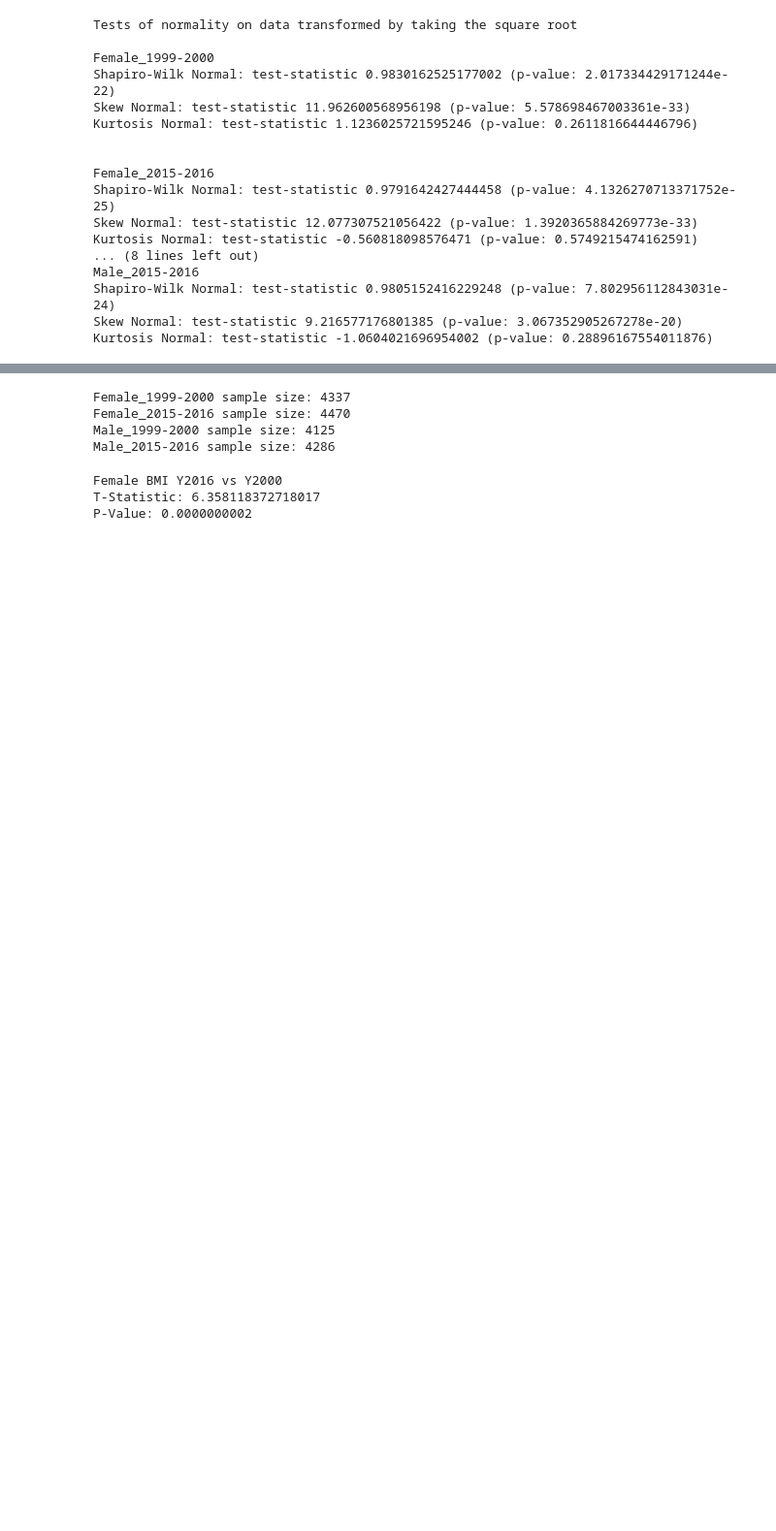
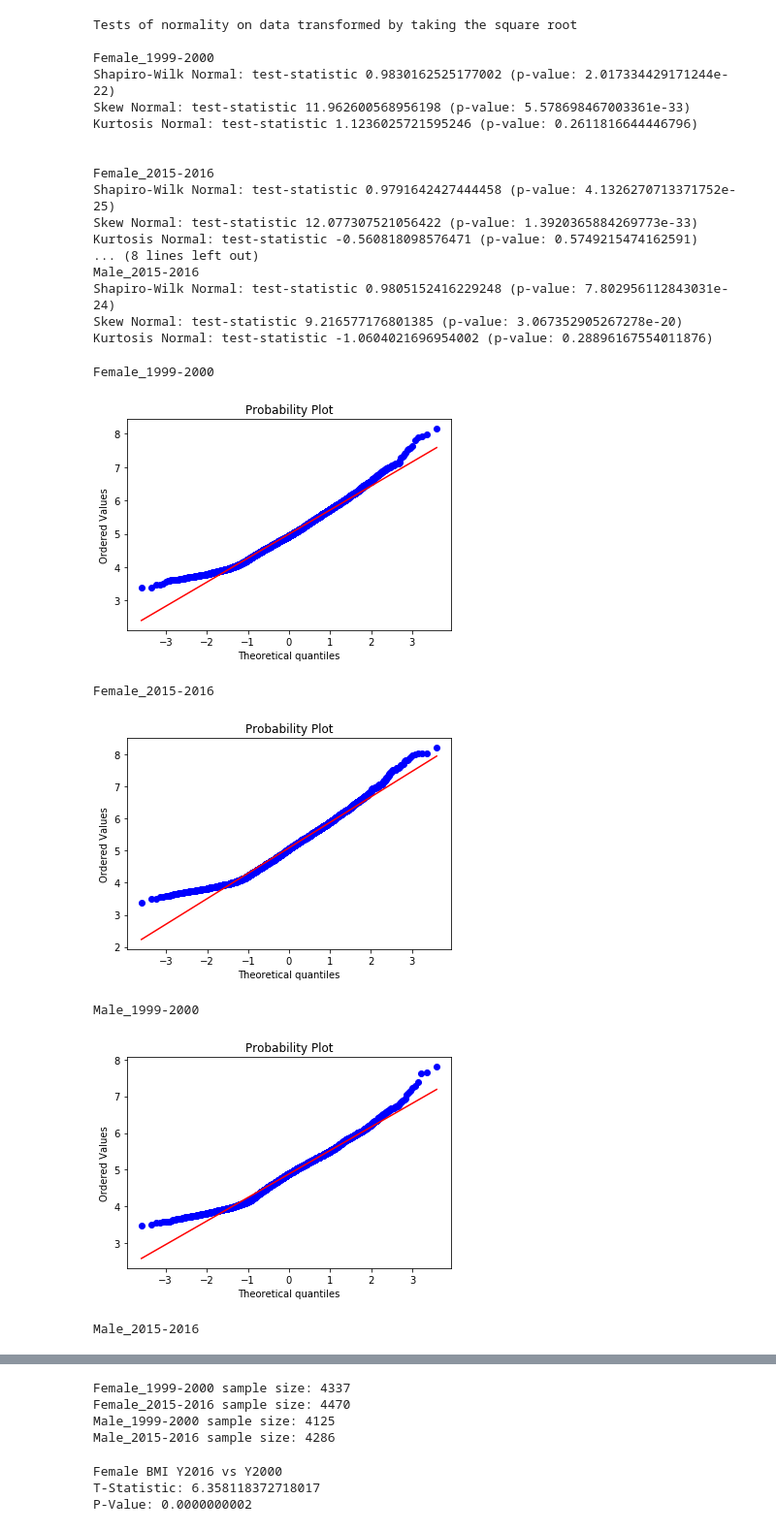
Before and after one commit to jasondixon5/NHANES, a Jupyter notebook: NHANES_Analysis.ipynb, the cells around one changed output, grey strips where cells are left out. Shown at 97% size. Cells and saved outputs as stored; diff of their text form; code cells hidden in the pictures; blank space fills up the shorter version.

```diff
--- a/NHANES_Analysis.ipynb
+++ b/NHANES_Analysis.ipynb
@@ -569,0 +589,16 @@ Kurtosis Normal: test-statistic -1.0604021696954002 (p-value: 0.2889616755401187
+# %%
+# Review QQ plot as further confirmation
+
+for desc, data_set in data_sets_dict.items():
+    data_set = np.sqrt(data_set)
+    print(desc)
+    stats.probplot(data_set, plot=sns.mpl.pyplot)
+    plt.show()
+# %% [output]
+Female_1999-2000
+[figure, added]
+Female_2015-2016
+[figure, added]
+Male_1999-2000
+[figure, added]
+Male_2015-2016
```
Also changed, not shown: parts of 7 cells of this notebook.
